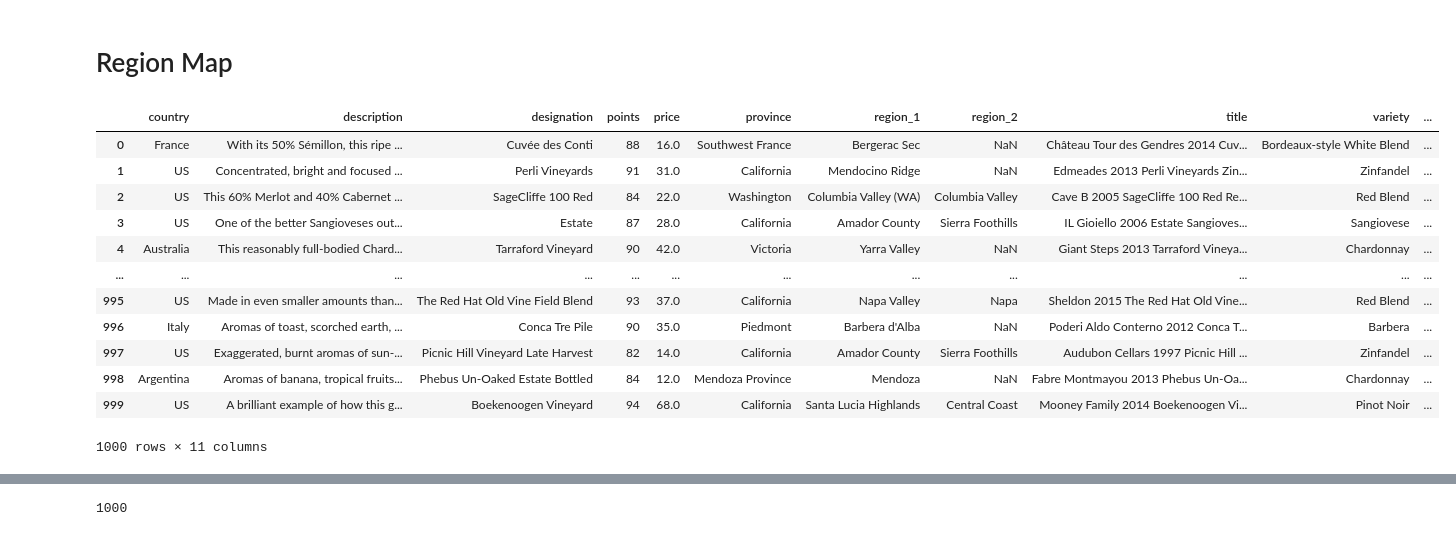
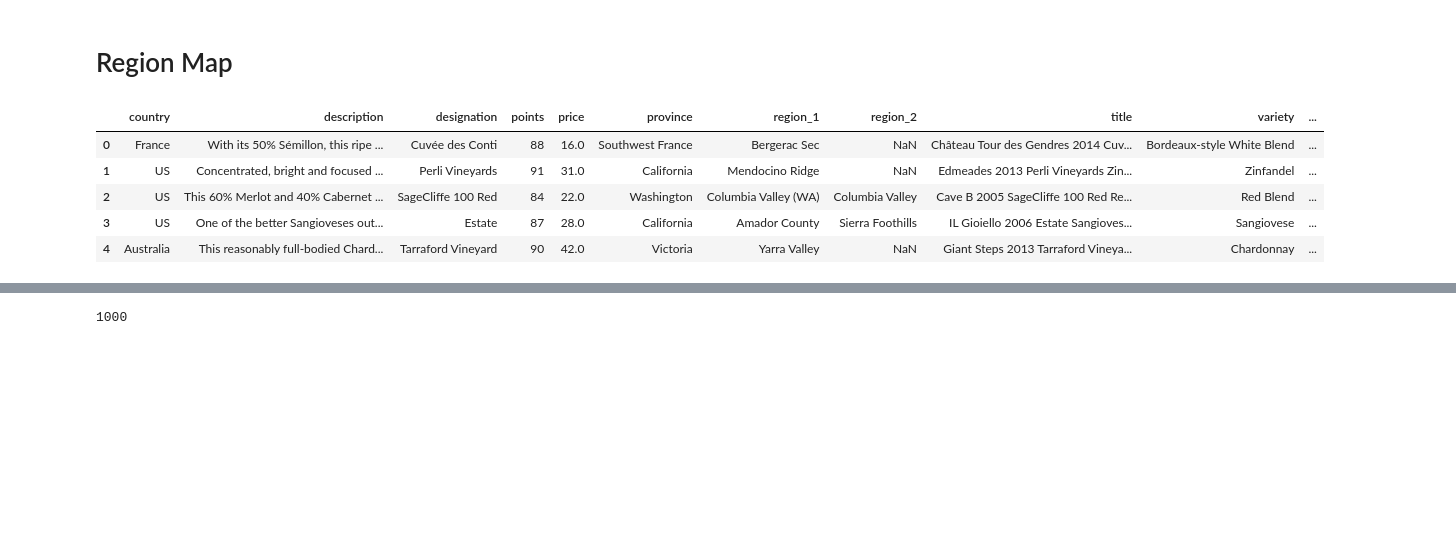
Before and after one commit to j1candel/Wine-Analysis-, a Jupyter notebook: Rawafs Work/Region_Map_FINAL.ipynb, the cells around one changed output, grey strips where cells are left out. Saved outputs shown, nothing was run; the diff lists cells and outputs as text; code cells hidden in the pictures; blank space fills up the shorter version.

```diff
--- a/Rawafs Work/Region_Map_FINAL.ipynb
+++ b/Rawafs Work/Region_Map_FINAL.ipynb
@@ -22,23 +22,16 @@ from api_config import api_key
 # %%
 ## If opening this Jupyter Notebook, read in the CSV "map_sample1000.csv" and create a map_sample_pd DataFrame
 map_sample_pd = pd.read_csv('Resources/map_sample1000.csv', encoding='utf-8')
 del map_sample_pd['Unnamed: 0']
 del map_sample_pd['Unnamed: 0.1']
-map_sample_pd
+map_sample_pd.head()
 # %% [output]
 |  | country | description | designation | points | price | province | region_1 | region_2 | title | variety | ... |
 | 0 | France | With its 50% Sémillon, this ripe ... | Cuvée des Conti | 88 | 16.0 | Southwest France | Bergerac Sec | NaN | Château Tour des Gendres 2014 Cuv... | Bordeaux-style White Blend | ... |
 | 1 | US | Concentrated, bright and focused ... | Perli Vineyards | 91 | 31.0 | California | Mendocino Ridge | NaN | Edmeades 2013 Perli Vineyards Zin... | Zinfandel | ... |
 | 2 | US | This 60% Merlot and 40% Cabernet ... | SageCliffe 100 Red | 84 | 22.0 | Washington | Columbia Valley (WA) | Columbia Valley | Cave B 2005 SageCliffe 100 Red Re... | Red Blend | ... |
 | 3 | US | One of the better Sangioveses out... | Estate | 87 | 28.0 | California | Amador County | Sierra Foothills | IL Gioiello 2006 Estate Sangioves... | Sangiovese | ... |
 | 4 | Australia | This reasonably full-bodied Chard... | Tarraford Vineyard | 90 | 42.0 | Victoria | Yarra Valley | NaN | Giant Steps 2013 Tarraford Vineya... | Chardonnay | ... |
-| ... | ... | ... | ... | ... | ... | ... | ... | ... | ... | ... | ... |
-| 995 | US | Made in even smaller amounts than... | The Red Hat Old Vine Field Blend | 93 | 37.0 | California | Napa Valley | Napa | Sheldon 2015 The Red Hat Old Vine... | Red Blend | ... |
-| 996 | Italy | Aromas of toast, scorched earth, ... | Conca Tre Pile | 90 | 35.0 | Piedmont | Barbera d'Alba | NaN | Poderi Aldo Conterno 2012 Conca T... | Barbera | ... |
-| 997 | US | Exaggerated, burnt aromas of sun-... | Picnic Hill Vineyard Late Harvest | 82 | 14.0 | California | Amador County | Sierra Foothills | Audubon Cellars 1997 Picnic Hill ... | Zinfandel | ... |
-| 998 | Argentina | Aromas of banana, tropical fruits... | Phebus Un-Oaked Estate Bottled | 84 | 12.0 | Mendoza Province | Mendoza | NaN | Fabre Montmayou 2013 Phebus Un-Oa... | Chardonnay | ... |
-| 999 | US | A brilliant example of how this g... | Boekenoogen Vineyard | 94 | 68.0 | California | Santa Lucia Highlands | Central Coast | Mooney Family 2014 Boekenoogen Vi... | Pinot Noir | ... |
-1000 rows × 11 columns
 # %%
 # Test API parameters for locations search.
 query = f'{map_sample_pd["winery"][0]},{map_sample_pd["region_1"][0]},{map_sample_pd["province"][0]}'
```
Also changed, not shown: parts of 7 cells of this notebook, 7 other files.
